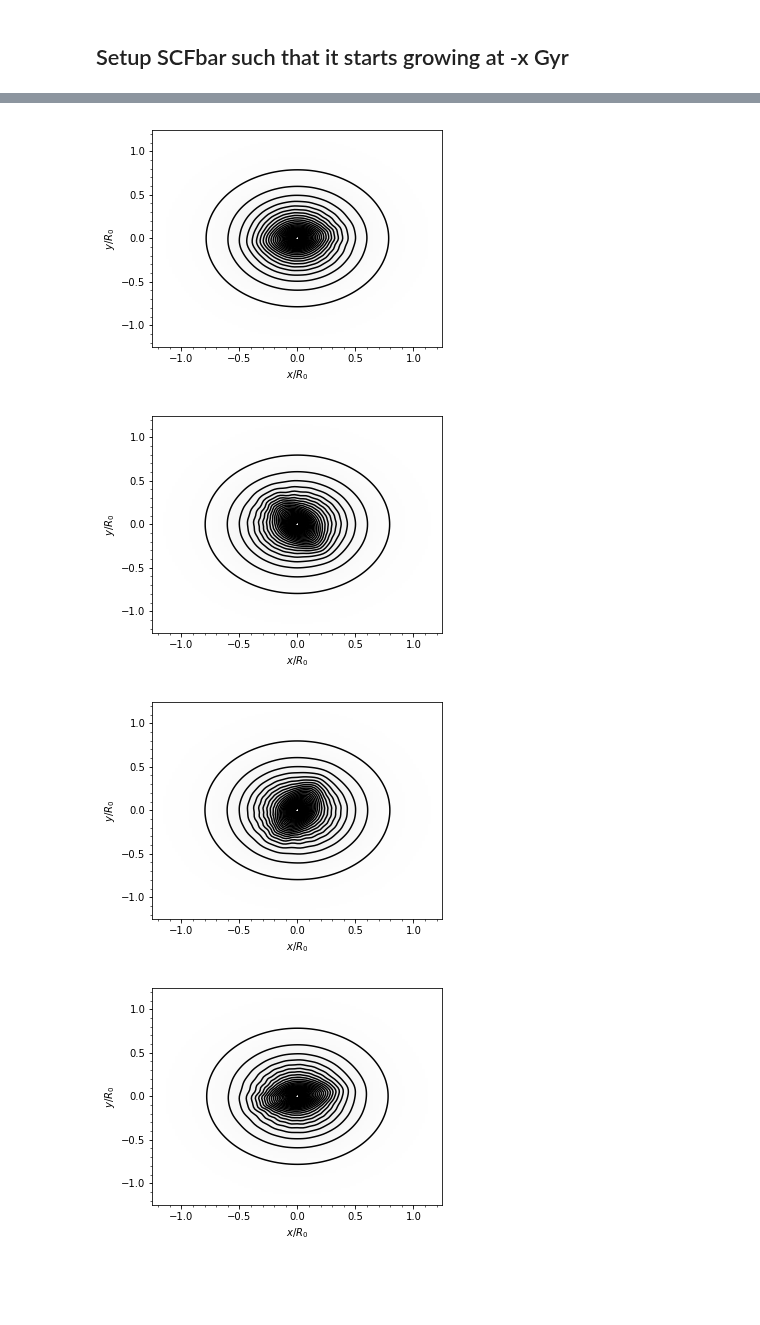
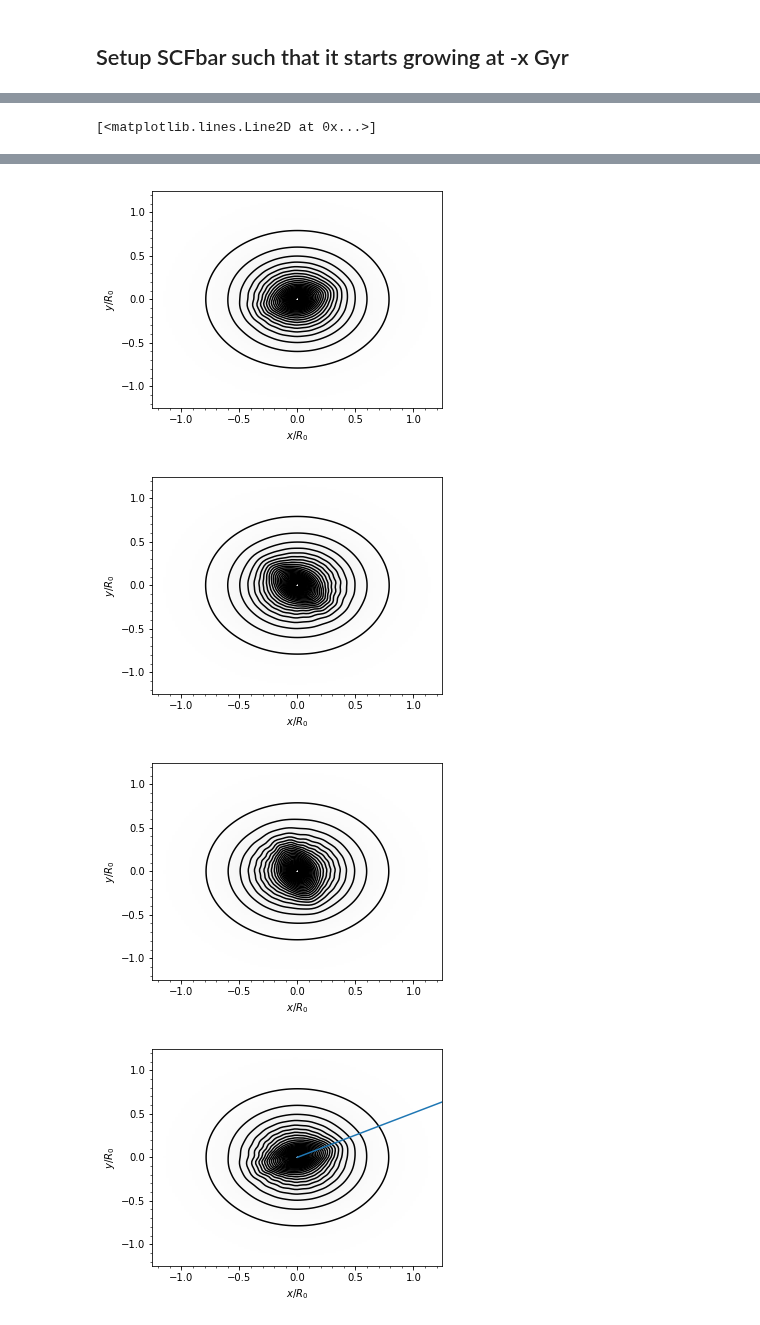
Before and after one commit to nbanik/Baryonic-effects-on-Pal5, a Jupyter notebook: particle_spray_Effect of bar on Pal5 .ipynb, the cells around one changed output, grey strips where cells are left out. Cells and saved outputs as stored; diff of their text form; code cells hidden in the pictures; blank space fills up the shorter version.

```diff
--- a/particle_spray_Effect of bar on Pal5 .ipynb
+++ b/particle_spray_Effect of bar on Pal5 .ipynb
@@ -176,7 +219,7 @@ class mySCFPotential(SCFPotential):
         dR = 1e-8
         return (self._zforce(R,z,phi,t) - self._zforce(R+dR,z,phi,t))/dR
 
-def Particle_Spray_MWPotentialSCFbar(mbar,Acos,Asin,rs=1.,normalize=False,pat_speed=40.,fin_phi_deg=27.,t_stream_age=-5.,t_on=-2.,tgrow=2):
+def Particle_Spray_MWPotentialSCFbar(mbar,Acos,Asin,rs=1.,normalize=False,pat_speed=40.,fin_phi_deg=27.,t_on=-2.,tgrow=2):
 
     '''
     t_stream_age : age of the stream/max stripping time
@@ -188,10 +231,12 @@ def Particle_Spray_MWPotentialSCFbar(mbar,Acos,Asin,rs=1.,normalize=False,pat_sp
     #setup the full strength bar and axisymmetric "bar"
     a=rs/ro
     omegaP=pat_speed*(ro/vo)
+    print (omegaP)
 
     fin_phi= np.radians(fin_phi_deg)
 
-    init_phi= fin_phi - omegaP*np.abs(t_stream_age)/bovy_conversion.time_in_Gyr(vo,ro)
+    init_phi= fin_phi - omegaP*np.abs(t_on)/bovy_conversion.time_in_Gyr(vo,ro)
+    print (init_phi, fin_phi)
 
     mrat=mbar/10.**10. #10^10 mass of bar used to compute Acos and Asin
 
@@ -242,8 +289,8 @@ Mbar=10**10.
 pat_speed=40.
 ang=27.
 
-Ac,As=SCFbar_util.compute_Acos_Asin()
-barpot,nobarpot=Particle_Spray_MWPotentialSCFbar(mbar=Mbar,Acos=Ac,Asin=As,t_on=-2.,t_stream_age=-5.)
+
+barpot,nobarpot=Particle_Spray_MWPotentialSCFbar(mbar=Mbar,Acos=Ac,Asin=As,t_on=-2.)
 
 SCFbar,SCFnobar=SCFbar_util.MWPotentialSCFbar(mbar=Mbar,Acos=Ac,Asin=As,pat_speed=40.,fin_phi_deg=27.,t_stream_age=5.,t_on=2.,tgrow=2)
 # %% [output]
@@ -263,8 +300,15 @@ print (rtides)
 # %%
+omegaP=40.*(ro/vo)
+Tbar=(2.*np.pi/omegaP)*bovy_conversion.time_in_Gyr(vo,ro)
+
+print (Tbar)
+
+
 #plot the bar's density contours
 plotDensities(barpot,t=-2.2*units.Gyr,rmin=-10.*u.kpc,rmax=10.*u.kpc,zmax=10.*u.kpc,zmin=-10.*u.kpc,phi=0.,nrs=101,nzs=101,ncontours=80,xy=True)
 plotDensities(barpot,t=-2.15*units.Gyr,rmin=-10.*u.kpc,rmax=10.*u.kpc,zmax=10.*u.kpc,zmin=-10.*u.kpc,phi=0.,nrs=101,nzs=101,ncontours=80,xy=True)
 plotDensities(barpot,t=-2.10*units.Gyr,rmin=-10.*u.kpc,rmax=10.*u.kpc,zmax=10.*u.kpc,zmin=-10.*u.kpc,phi=0.,nrs=101,nzs=101,ncontours=80,xy=True)
-plotDensities(barpot,t=-2.05*units.Gyr,rmin=-10.*u.kpc,rmax=10.*u.kpc,zmax=10.*u.kpc,zmin=-10.*u.kpc,phi=0.,nrs=101,nzs=101,ncontours=80,xy=True)
-plotDensities(barpot,t=1.*units.Gyr,rmin=-10.*u.kpc,rmax=10.*u.kpc,zmax=10.*u.kpc,zmin=-10.*u.kpc,phi=0.,nrs=101,nzs=101,ncontours=80,xy=True)
+plotDensities(barpot,t=-0.25*Tbar*units.Gyr,rmin=-10.*u.kpc,rmax=10.*u.kpc,zmax=10.*u.kpc,zmin=-10.*u.kpc,phi=0.,nrs=101,nzs=101,ncontours=80,xy=True)
+plotDensities(barpot,t=0.*units.Gyr,rmin=-10.*u.kpc,rmax=10.*u.kpc,zmax=10.*u.kpc,zmin=-10.*u.kpc,phi=0.,nrs=101,nzs=101,ncontours=80,xy=True)
+plot([0.,2.*np.cos(np.radians(27))],[0.,2.*np.sin(np.radians(27))])
 # %% [output]
@@ -272,8 +316,9 @@ plotDensities(barpot,t=1.*units.Gyr,rmin=-10.*u.kpc,rmax=10.*u.kpc,zmax=10.*u.kp
+[<matplotlib.lines.Line2D at 0x...>]
 [figure]
 [figure]
-[figure, old version]
+[figure, new version]
-[figure, old version]
+[figure, new version]
-[figure, old version]
+[figure, new version]
 # %% [markdown]
 #### check how well the particle spray method matches streamdf in the presence of a bar. We have to be careful, since in the particle spray method the effect of the bar on the progenitor is included. In order to not include that effect, let's follow the following steps:
 
```
Also changed, not shown: parts of 15 cells of this notebook.
